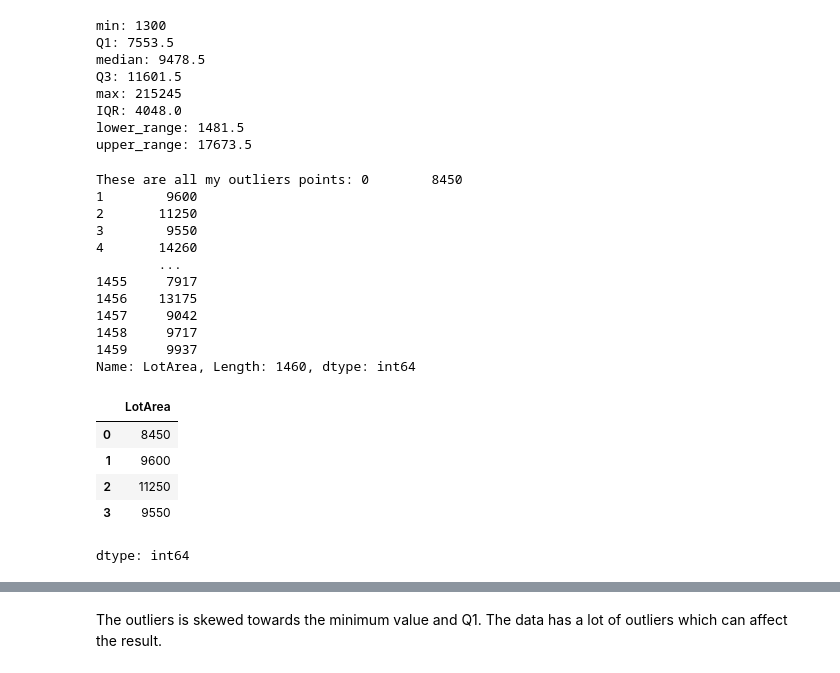
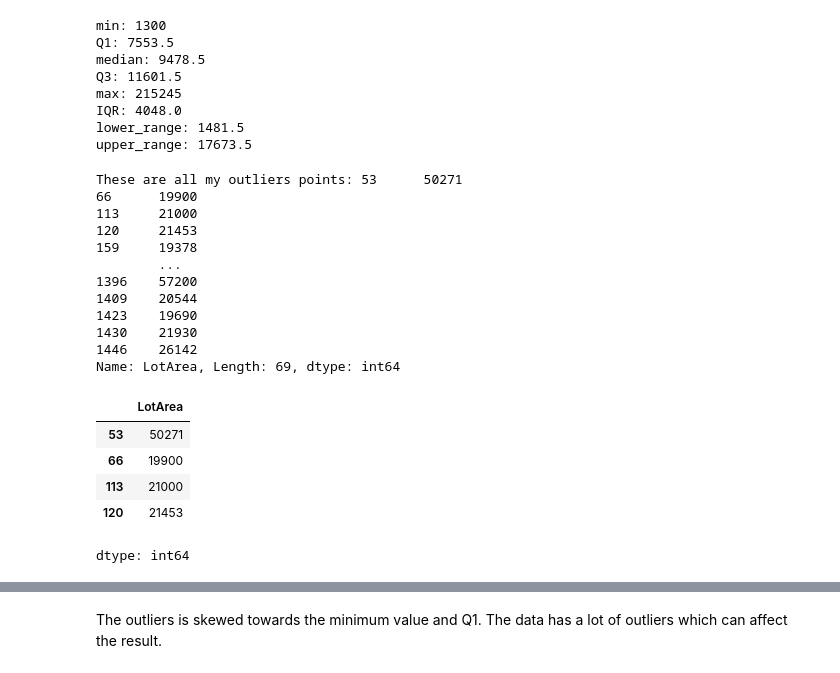
Before and after one commit to frankfurtmacmoses/Clean_for_Outliers, a Jupyter notebook: Assignment_1.ipynb, the cells around one changed output, grey strips where cells are left out. Saved outputs shown, nothing was run; the diff lists cells and outputs as text; code cells hidden in the pictures.

```diff
--- a/Assignment_1.ipynb
+++ b/Assignment_1.ipynb
@@ -114,29 +113,29 @@ upper_range: 17673.5
 # %%
 ## filtering out outliers from the "LotArea" column of the dataset:
 
-outliers = train_sorted[(train_sorted["LotArea"] < IQR) | (train_sorted["LotArea"] > IQR)]
+outliers = train_sorted[(train_sorted["LotArea"] < lower_range) | (train_sorted["LotArea"] > upper_range)]
 
 print(f'These are all my outliers points: {outliers["LotArea"]}')
 lot_area_series = outliers['LotArea']
 lot_area_series.head(4)
 # %% [output]
-These are all my outliers points: 0        8450
-1        9600
-2       11250
-3        9550
-4       14260
+These are all my outliers points: 53      50271
+66      19900
+113     21000
+120     21453
+159     19378
         ...
-1455     7917
-1456    13175
-1457     9042
-1458     9717
-1459     9937
-Name: LotArea, Length: 1460, dtype: int64
+1396    57200
+1409    20544
+1423    19690
+1430    21930
+1446    26142
+Name: LotArea, Length: 69, dtype: int64
 |  | LotArea |
-| 0 | 8450 |
-| 1 | 9600 |
-| 2 | 11250 |
-| 3 | 9550 |
+| 53 | 50271 |
+| 66 | 19900 |
+| 113 | 21000 |
+| 120 | 21453 |
 dtype: int64
 # %%
 %%capture
```
Also changed, not shown: parts of 6 cells of this notebook.
